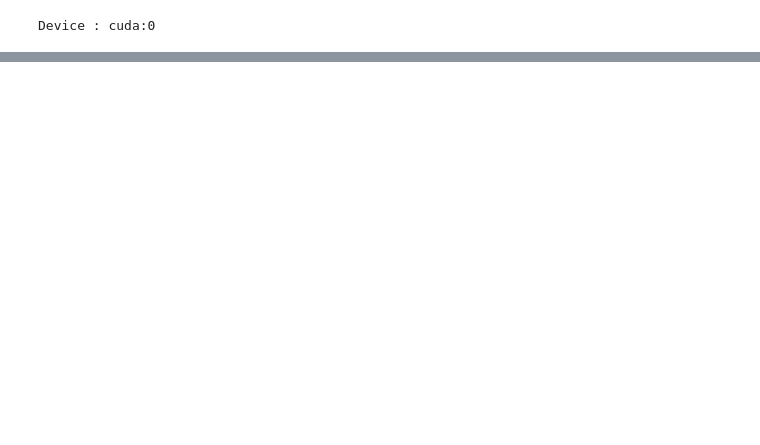
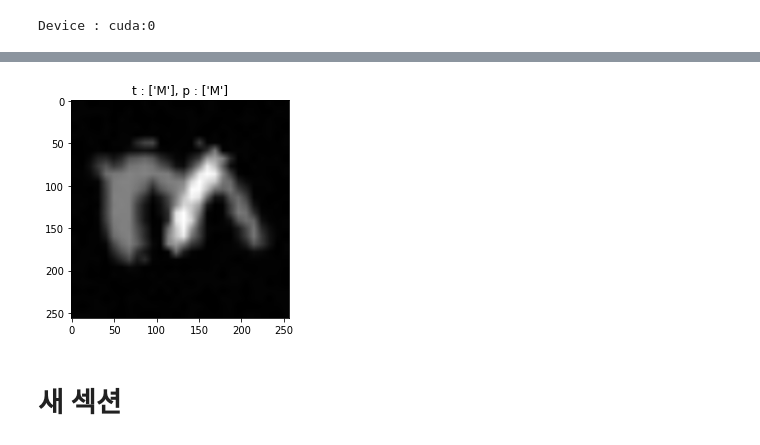
Before and after one commit to hyunseoki/dacon_dirty_mnist_1st, a Jupyter notebook: train_char.ipynb, the cells around one changed output, grey strips where cells are left out. Cells and saved outputs as stored; diff of their text form; code cells hidden in the pictures; blank space fills up the shorter version.

```diff
--- a/train_char.ipynb
+++ b/train_char.ipynb
@@ -55,18 +68,23 @@ class DatasetOldMNIST(torch.utils.data.Dataset):
         for idx in range(self.images.shape[0]):
             image = self.images[idx]
 
-            scale = np.random.rand() + 0.5
-            dsize = (int(image.shape[0] * scale), int(image.shape[1] * scale))
-            image = cv2.resize(
-                image.astype('float32'),
-                dsize=dsize,
-                interpolation=cv2.INTER_LINEAR,
-            )
+            # scale = np.random.rand() + 0.5
+            # dsize = (int(image.shape[0] * scale), int(image.shape[1] * scale))
+            # image = cv2.resize(
+            #     image.astype('float32'),
+            #     dsize=dsize,
+            #     interpolation=cv2.INTER_LINEAR,
+            # )
 
-            x = np.random.randint(0, 256 - dsize[1])
-            y = np.random.randint(0, 256 - dsize[0])
+            # x = np.random.randint(0, 256 - dsize[1])
+            # y = np.random.randint(0, 256 - dsize[0])
 
-            temp[idx][y:y+dsize[0], x:x+dsize[1]] = image
+            # temp[idx][y:y+dsize[0], x:x+dsize[1]] = image
+            temp[idx] = cv2.resize(
+                    image.astype('float32'),
+                    dsize=(256, 256),
+                    interpolation=cv2.INTER_LINEAR,
+                )
 
         temp = temp.reshape([-1, 256, 256, 1])
         self.images = temp
@@ -86,12 +104,18 @@ class DatasetOldMNIST(torch.utils.data.Dataset):
 train_transforms = albumentations.Compose([
     albumentations.RandomRotate90(),
     albumentations.VerticalFlip(),
-    # albumentations.RandomBrightnessContrast(),
-    albumentations.pytorch.transforms.ToTensorV2()
+    albumentations.CLAHE(),
+    albumentations.ShiftScaleRotate(),
+    albumentations.OneOf([
+        albumentations.Perspective(p=1),
+        albumentations.ElasticTransform(p=1),
+    ], p=1),
+    albumentations.augmentations.Cutout(num_holes=16, max_h_size=15, max_w_size=15, fill_value=0),
+    albumentations.pytorch.ToTensorV2(),
 ])
 
 valid_transforms = albumentations.Compose([
-    albumentations.pytorch.transforms.ToTensorV2()
+    albumentations.pytorch.transforms.ToTensor()
 ])
 # %%
 df = pd.read_csv(args.mnist_fn)[:400]
@@ -131,7 +155,7 @@ valid_data_loader = torch.utils.data.DataLoader(
     )
 
 
-model = model = EfficientNet.from_pretrained('efficientnet-b0', in_channels=1, num_classes=26, dropout_rate=0.3)
+model = model = EfficientNet.from_pretrained(args.model, in_channels=1, num_classes=26, dropout_rate=0.3)
 print('[info msg] {} model is created\n'.format(args.model))
 print('=' * 50)
 
@@ -266,10 +291,16 @@ best loss is 3.224193557103475 at epoch : 9
 # %%
 idx = np.random.randint(len(valid_data_loader))
 
 image_t, label_t = valid_set[idx]
 
 model.eval()
 pred_t = model(torch.unsqueeze(image_t, axis=0).float().to(args.device))
+pred = np.argmax(pred_t.detach().to('cpu').numpy())
 
-plt.title(f't : {encoder.inverse_transform([label_t])}, p : {encoder.inverse_transform([pred_t])}')
+plt.title(f't : {encoder.inverse_transform([label_t])}, p : {encoder.inverse_transform([pred])}')
 plt.imshow(transforms.ToPILImage()(image_t), 'gray')
+plt.show()
+# %% [output]
+[figure, added]
+# %% [markdown]
+# 새 섹션
```
Also changed, not shown: parts of 6 cells of this notebook, 2 other files.
